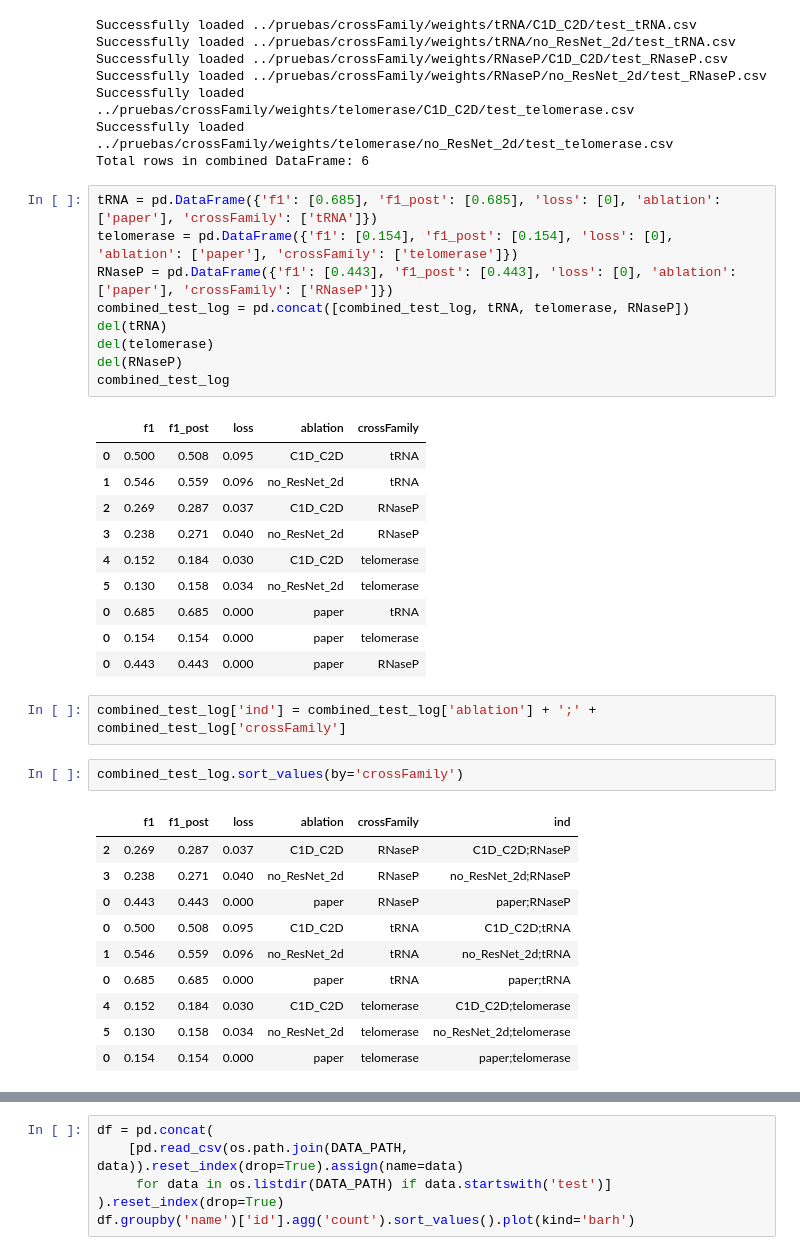
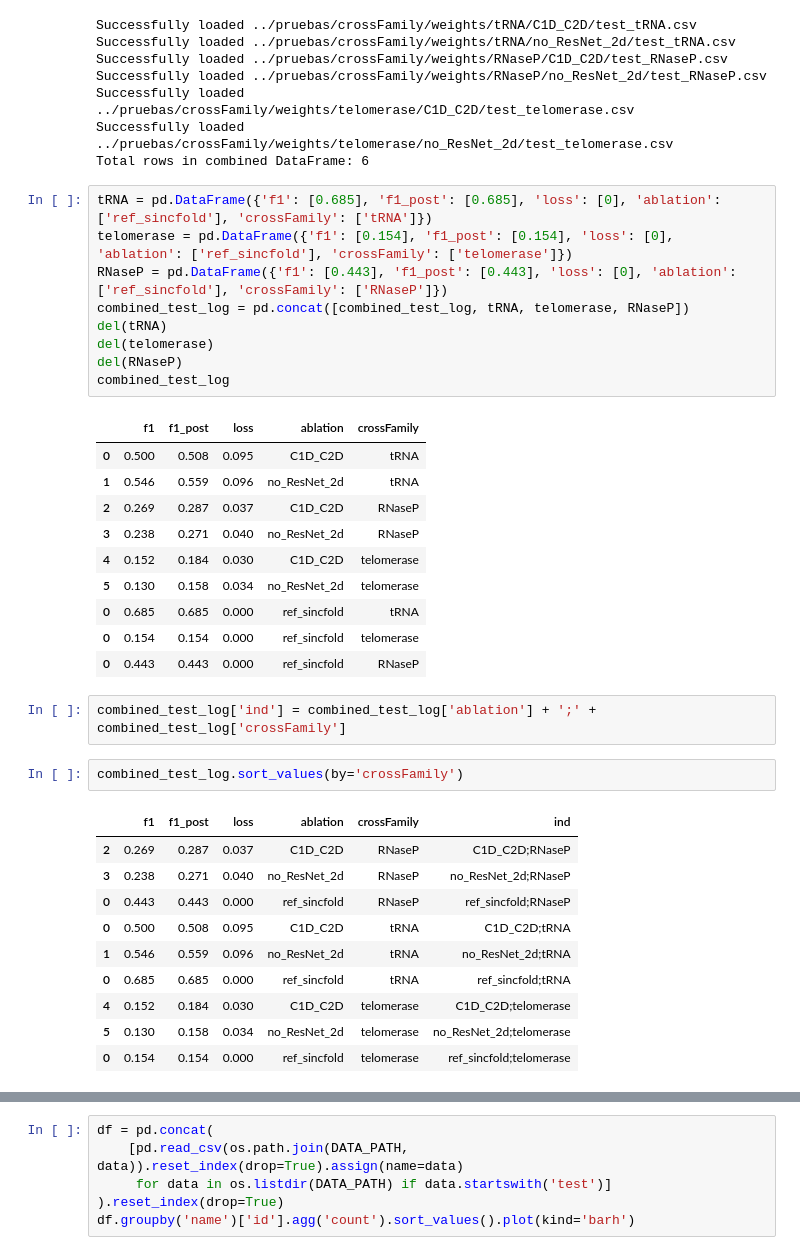
Before and after one commit to Gisch97/sincFold, a Jupyter notebook: analysis/Test.ipynb, the cells around one changed output, grey strips where cells are left out. Cells and saved outputs as stored; diff of their text form.

```diff
--- a/analysis/Test.ipynb
+++ b/analysis/Test.ipynb
@@ -79,25 +79,25 @@ Successfully loaded ../pruebas/crossFamily/weights/telomerase/C1D_C2D/test_telom
 Successfully loaded ../pruebas/crossFamily/weights/telomerase/no_ResNet_2d/test_telomerase.csv
 Total rows in combined DataFrame: 6
 # %%
-tRNA = pd.DataFrame({'f1': [0.685], 'f1_post': [0.685], 'loss': [0], 'ablation': ['paper'], 'crossFamily': ['tRNA']})
-telomerase = pd.DataFrame({'f1': [0.154], 'f1_post': [0.154], 'loss': [0], 'ablation': ['paper'], 'crossFamily': ['telomerase']})
-RNaseP = pd.DataFrame({'f1': [0.443], 'f1_post': [0.443], 'loss': [0], 'ablation': ['paper'], 'crossFamily': ['RNaseP']})
+tRNA = pd.DataFrame({'f1': [0.685], 'f1_post': [0.685], 'loss': [0], 'ablation': ['ref_sincfold'], 'crossFamily': ['tRNA']})
+telomerase = pd.DataFrame({'f1': [0.154], 'f1_post': [0.154], 'loss': [0], 'ablation': ['ref_sincfold'], 'crossFamily': ['telomerase']})
+RNaseP = pd.DataFrame({'f1': [0.443], 'f1_post': [0.443], 'loss': [0], 'ablation': ['ref_sincfold'], 'crossFamily': ['RNaseP']})
 combined_test_log = pd.concat([combined_test_log, tRNA, telomerase, RNaseP])
 del(tRNA)
 del(telomerase)
 del(RNaseP)
 combined_test_log
 # %% [output]
 |  | f1 | f1_post | loss | ablation | crossFamily |
 | 0 | 0.500 | 0.508 | 0.095 | C1D_C2D | tRNA |
 | 1 | 0.546 | 0.559 | 0.096 | no_ResNet_2d | tRNA |
 | 2 | 0.269 | 0.287 | 0.037 | C1D_C2D | RNaseP |
 | 3 | 0.238 | 0.271 | 0.040 | no_ResNet_2d | RNaseP |
 | 4 | 0.152 | 0.184 | 0.030 | C1D_C2D | telomerase |
 | 5 | 0.130 | 0.158 | 0.034 | no_ResNet_2d | telomerase |
-| 0 | 0.685 | 0.685 | 0.000 | paper | tRNA |
-| 0 | 0.154 | 0.154 | 0.000 | paper | telomerase |
-| 0 | 0.443 | 0.443 | 0.000 | paper | RNaseP |
+| 0 | 0.685 | 0.685 | 0.000 | ref_sincfold | tRNA |
+| 0 | 0.154 | 0.154 | 0.000 | ref_sincfold | telomerase |
+| 0 | 0.443 | 0.443 | 0.000 | ref_sincfold | RNaseP |
 # %%
 combined_test_log['ind'] = combined_test_log['ablation'] + ';' + combined_test_log['crossFamily']
 # %%
@@ -106,13 +106,13 @@ combined_test_log.sort_values(by='crossFamily')
 |  | f1 | f1_post | loss | ablation | crossFamily | ind |
 | 2 | 0.269 | 0.287 | 0.037 | C1D_C2D | RNaseP | C1D_C2D;RNaseP |
 | 3 | 0.238 | 0.271 | 0.040 | no_ResNet_2d | RNaseP | no_ResNet_2d;RNaseP |
-| 0 | 0.443 | 0.443 | 0.000 | paper | RNaseP | paper;RNaseP |
+| 0 | 0.443 | 0.443 | 0.000 | ref_sincfold | RNaseP | ref_sincfold;RNaseP |
 | 0 | 0.500 | 0.508 | 0.095 | C1D_C2D | tRNA | C1D_C2D;tRNA |
 | 1 | 0.546 | 0.559 | 0.096 | no_ResNet_2d | tRNA | no_ResNet_2d;tRNA |
-| 0 | 0.685 | 0.685 | 0.000 | paper | tRNA | paper;tRNA |
+| 0 | 0.685 | 0.685 | 0.000 | ref_sincfold | tRNA | ref_sincfold;tRNA |
 | 4 | 0.152 | 0.184 | 0.030 | C1D_C2D | telomerase | C1D_C2D;telomerase |
 | 5 | 0.130 | 0.158 | 0.034 | no_ResNet_2d | telomerase | no_ResNet_2d;telomerase |
-| 0 | 0.154 | 0.154 | 0.000 | paper | telomerase | paper;telomerase |
+| 0 | 0.154 | 0.154 | 0.000 | ref_sincfold | telomerase | ref_sincfold;telomerase |
 # %%
 
 h = sns.scatterplot(data=combined_test_log, x='crossFamily', y='loss', hue='ablation')
```
Also changed, not shown: parts of 5 cells of this notebook, 3 other files.
